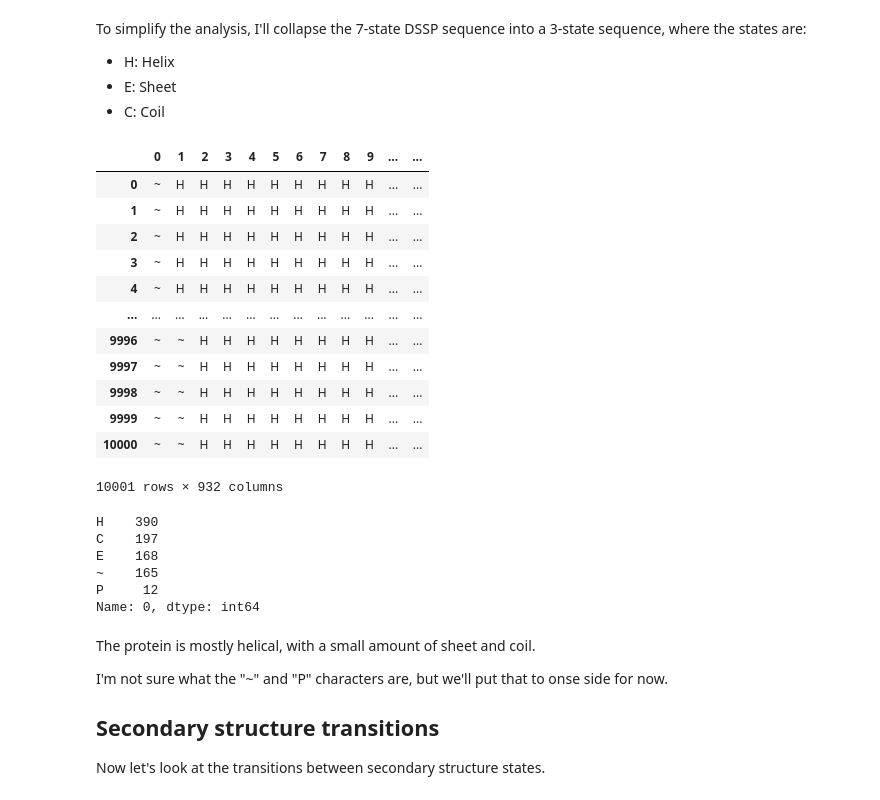
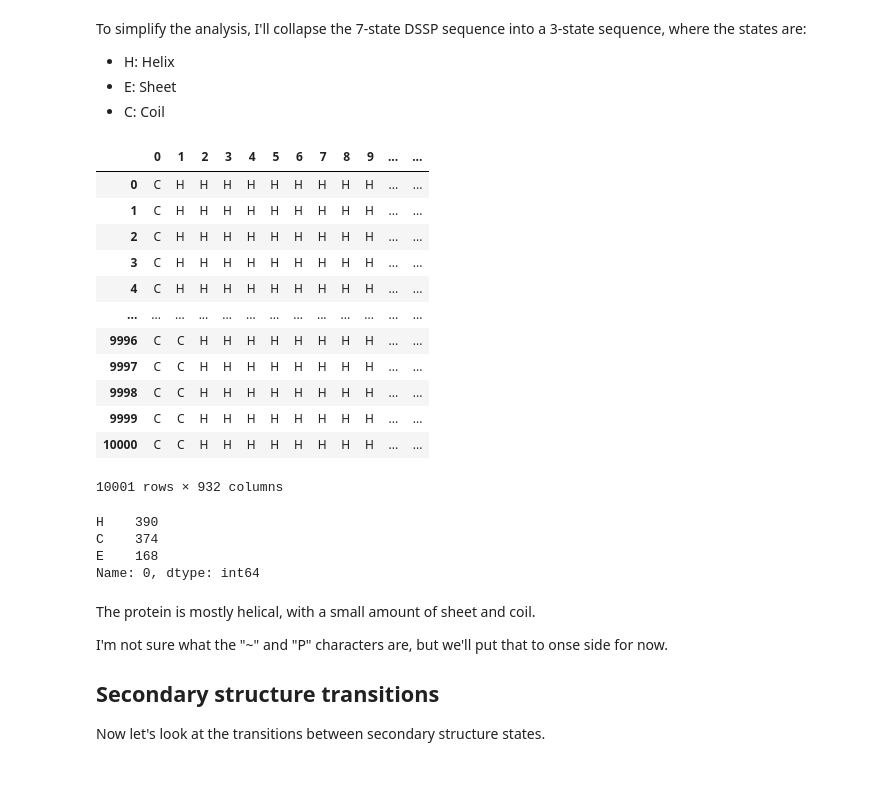
Before and after one commit to stuartmac/gmx-dssp-analysis, a Jupyter notebook: notebooks/prototype.ipynb, the cells around one changed output. Saved outputs shown, nothing was run; the diff lists cells and outputs as text; code cells hidden in the pictures.

```diff
--- a/notebooks/prototype.ipynb
+++ b/notebooks/prototype.ipynb
@@ -64,33 +64,34 @@ To simplify the analysis, I'll collapse the 7-state DSSP sequence into a 3-state
 - E: Sheet
 - C: Coil
 # %%
-# Reduce SS
-ss_dict = {'H': 'H', 'G': 'H', 'I': 'H', 'B': 'E', 'E': 'E', 'T': 'C', 'S': 'C'}
+# Reduce SS from 7-state* to 3-state
+# 7-state: H, G, I, B, E, T, S
+# 3-state: H, E, C
+# * plus ~ and P as coil and turn respectively, from Gromacs gmx dssp output
+ss_dict = {'H': 'H', 'G': 'H', 'I': 'H', 'B': 'E', 'E': 'E', 'T': 'C', 'S': 'C', '~': 'C', 'P': 'C'}
 df_reduced = df.replace(ss_dict)
 df_reduced
 # %% [output]
 |  | 0 | 1 | 2 | 3 | 4 | 5 | 6 | 7 | 8 | 9 | ... | ... |
-| 0 | ~ | H | H | H | H | H | H | H | H | H | ... | ... |
-| 1 | ~ | H | H | H | H | H | H | H | H | H | ... | ... |
-| 2 | ~ | H | H | H | H | H | H | H | H | H | ... | ... |
-| 3 | ~ | H | H | H | H | H | H | H | H | H | ... | ... |
-| 4 | ~ | H | H | H | H | H | H | H | H | H | ... | ... |
+| 0 | C | H | H | H | H | H | H | H | H | H | ... | ... |
+| 1 | C | H | H | H | H | H | H | H | H | H | ... | ... |
+| 2 | C | H | H | H | H | H | H | H | H | H | ... | ... |
+| 3 | C | H | H | H | H | H | H | H | H | H | ... | ... |
+| 4 | C | H | H | H | H | H | H | H | H | H | ... | ... |
 | ... | ... | ... | ... | ... | ... | ... | ... | ... | ... | ... | ... | ... |
-| 9996 | ~ | ~ | H | H | H | H | H | H | H | H | ... | ... |
-| 9997 | ~ | ~ | H | H | H | H | H | H | H | H | ... | ... |
-| 9998 | ~ | ~ | H | H | H | H | H | H | H | H | ... | ... |
-| 9999 | ~ | ~ | H | H | H | H | H | H | H | H | ... | ... |
-| 10000 | ~ | ~ | H | H | H | H | H | H | H | H | ... | ... |
+| 9996 | C | C | H | H | H | H | H | H | H | H | ... | ... |
+| 9997 | C | C | H | H | H | H | H | H | H | H | ... | ... |
+| 9998 | C | C | H | H | H | H | H | H | H | H | ... | ... |
+| 9999 | C | C | H | H | H | H | H | H | H | H | ... | ... |
+| 10000 | C | C | H | H | H | H | H | H | H | H | ... | ... |
 10001 rows × 932 columns
 # %%
 # Sequence composition
 df_reduced.iloc[0, :].value_counts()
 # %% [output]
 H    390
-C    197
+C    374
 E    168
-~    165
-P     12
 Name: 0, dtype: int64
 # %% [markdown]
 The protein is mostly helical, with a small amount of sheet and coil.
```
Also changed, not shown: parts of 15 cells of this notebook.
